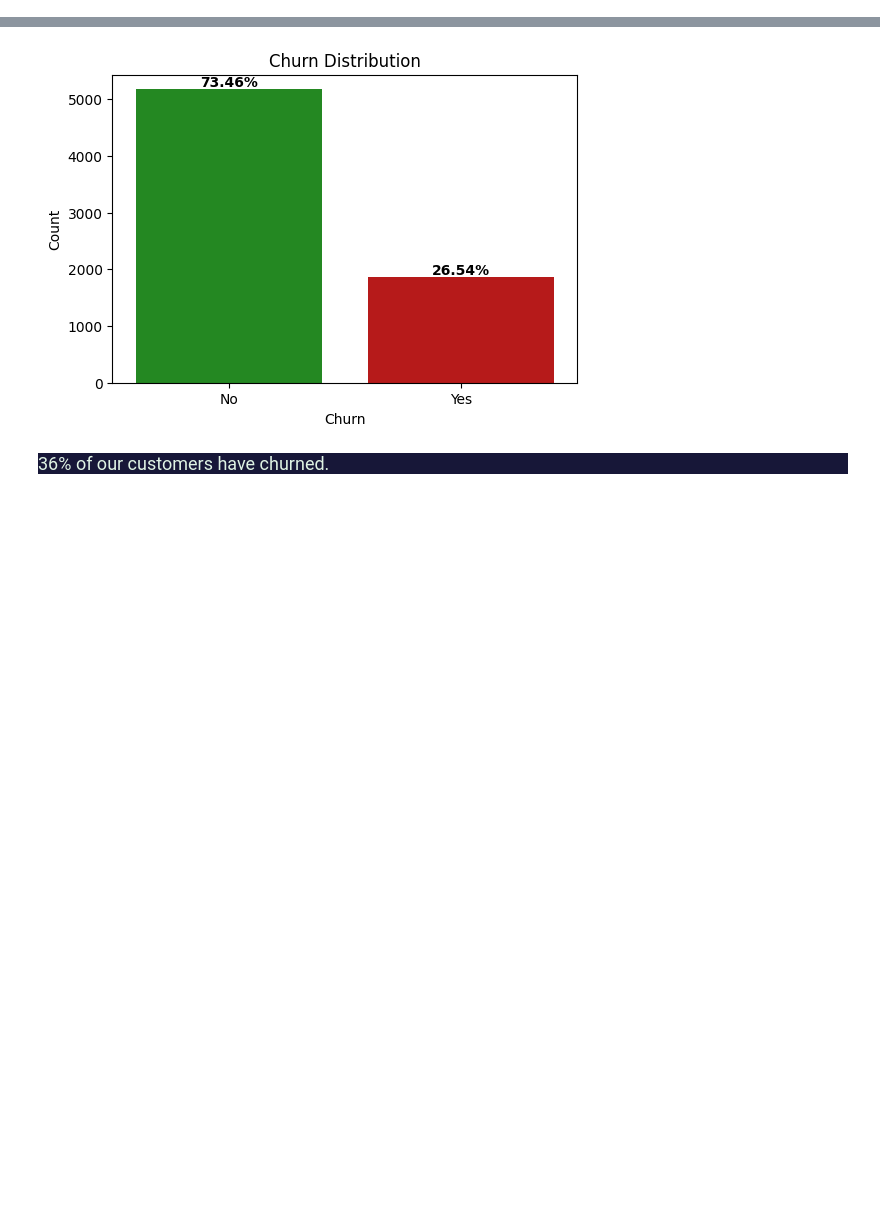
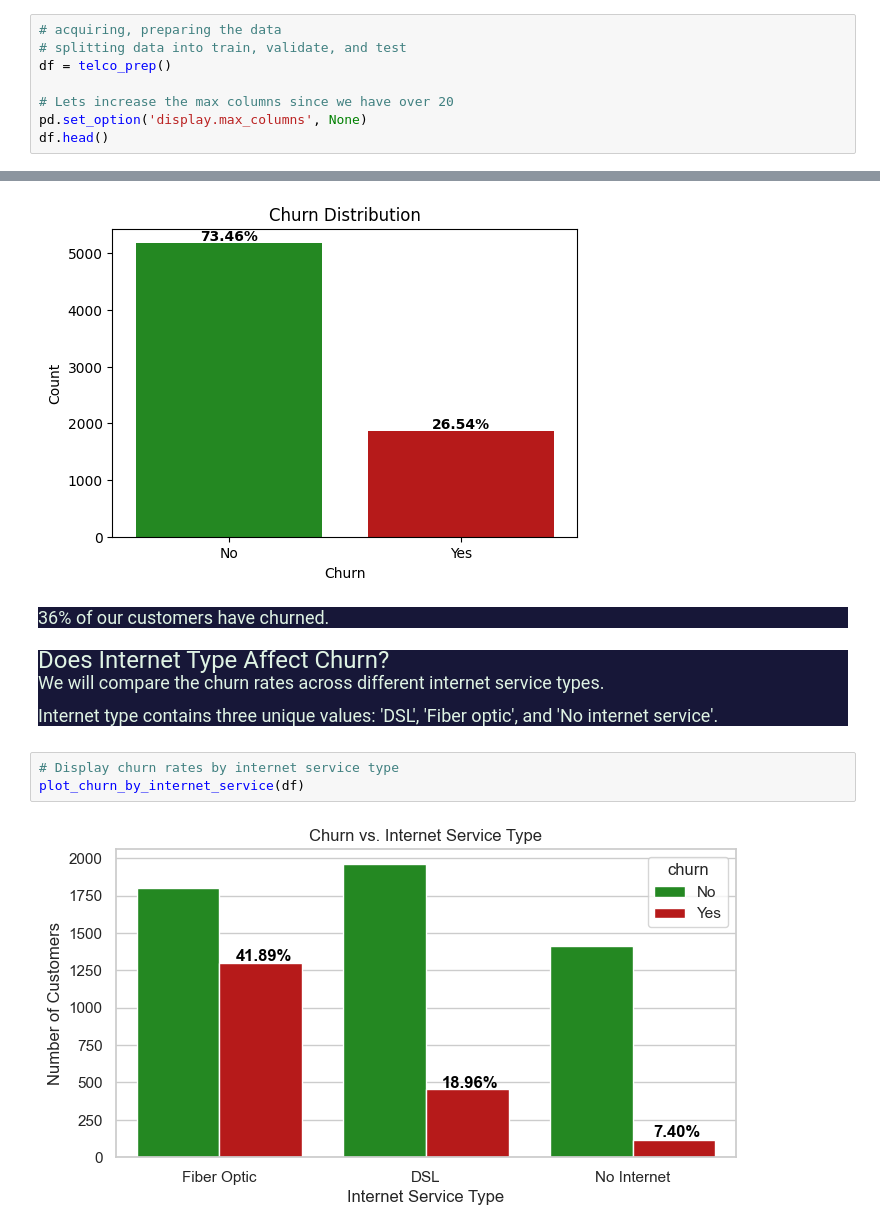
Before and after one commit to Jonathan-Garcia1/Telco_Churn, a Jupyter notebook: final_report copy.ipynb, the cells around one changed output, grey strips where cells are left out. Saved outputs shown, nothing was run; the diff lists cells and outputs as text; blank space fills up the shorter version.

```diff
--- a/final_report copy.ipynb
+++ b/final_report copy.ipynb
@@ -47,2 +97,10 @@ In the rapidly evolving telecommunications industry, understanding and mitigatin
 # %% [markdown]
 <div style='background-color: #171738; padding-left: 40px; padding-top: 10px; padding-bottom: 5px; padding-right: 10px; color: #DFF3E4; font-size: 18px; box-sizing: border-box;'><font size="5">A brief look at the data</font></div>
+# %%
+# acquiring, preparing the data
+# splitting data into train, validate, and test
+df = telco_prep()
+
+# Lets increase the max columns since we have over 20
+pd.set_option('display.max_columns', None)
+df.head()
@@ -74,3 +139,14 @@ plot_churn_distribution(df)
 [figure]
 # %% [markdown]
 <div style='background-color: #171738; padding-left: 40px; padding-top: 10px; padding-bottom: 10px; padding-right: 10px; color: #DFF3E4; font-size: 18px; box-sizing: border-box;'>36% of our customers have churned.
+# %% [markdown]
+<div style='background-color: #171738; padding-left: 40px; padding-top: 10px; padding-bottom: 10px; padding-right: 10px; color: #DFF3E4; font-size: 18px; box-sizing: border-box;'><font size="5">Does Internet Type Affect Churn?</font>
+
+We will compare the churn rates across different internet service types.
+
+Internet type contains three unique values: 'DSL', 'Fiber optic', and 'No internet service'.
+# %%
+# Display churn rates by internet service type
+plot_churn_by_internet_service(df)
+# %% [output]
+[figure, added]
```
Also changed, not shown: parts of 39 cells of this notebook.
